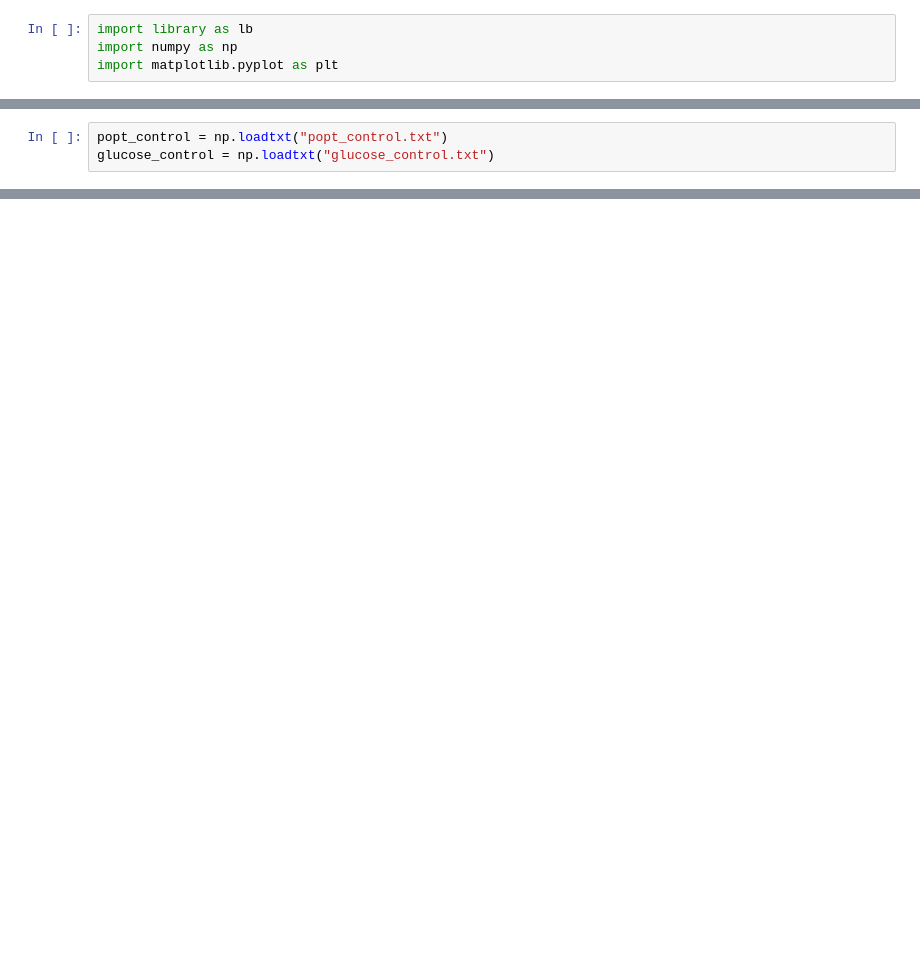
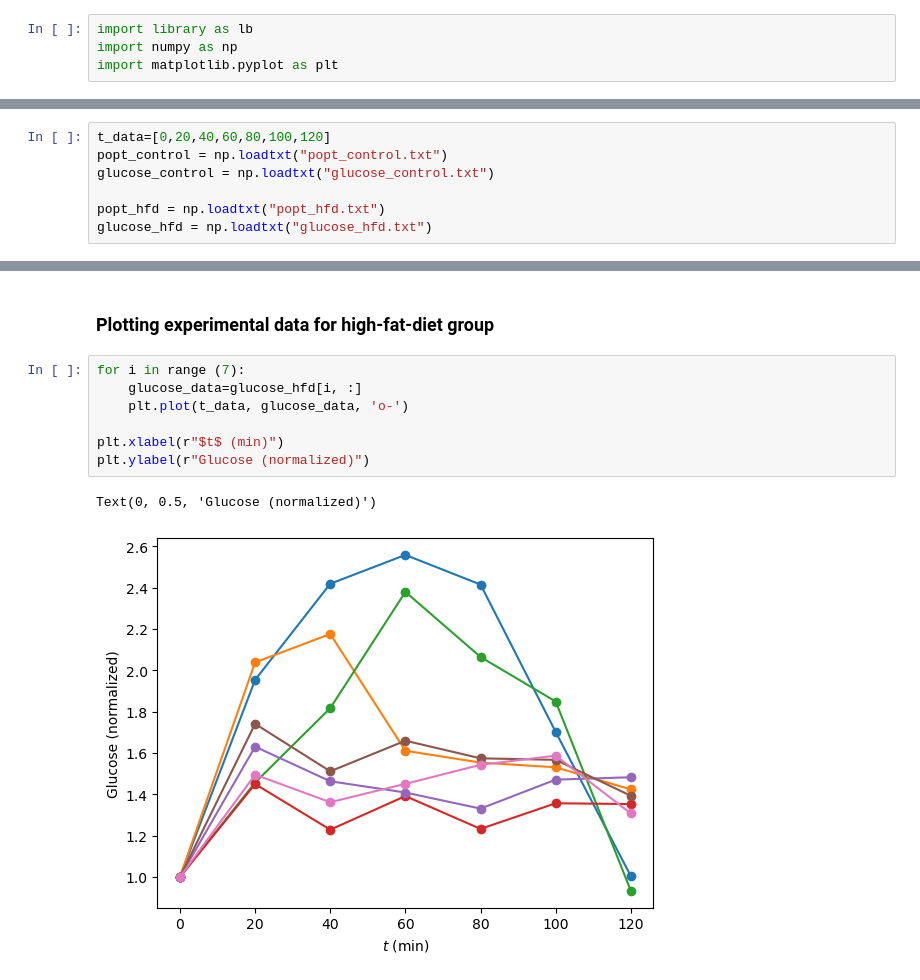
Before and after one commit to moises-santillan/TallerGto2025, a Jupyter notebook: Code/Excercises_02.ipynb, the cells around one changed output, grey strips where cells are left out. Cells and saved outputs as stored; diff of their text form; blank space fills up the shorter version.

```diff
--- a/Code/Excercises_02.ipynb
+++ b/Code/Excercises_02.ipynb
@@ -5,3 +16,7 @@ import matplotlib.pyplot as plt
 # %%
+t_data=[0,20,40,60,80,100,120]
 popt_control = np.loadtxt("popt_control.txt")
 glucose_control = np.loadtxt("glucose_control.txt")
+
+popt_hfd = np.loadtxt("popt_hfd.txt")
+glucose_hfd = np.loadtxt("glucose_hfd.txt")
@@ -33,0 +56,12 @@ array([[0.08069631, 0.01435657, 0.02563769, 5.98690099],
+# %% [markdown]
+### Plotting experimental data for high-fat-diet group
+# %%
+for i in range (7):
+    glucose_data=glucose_hfd[i, :]
+    plt.plot(t_data, glucose_data, 'o-')
+
+plt.xlabel(r"$t$ (min)")
+plt.ylabel(r"Glucose (normalized)")
+# %% [output]
+Text(0, 0.5, 'Glucose (normalized)')
+[figure, added]
```
Also changed, not shown: parts of 14 cells of this notebook, 1 other file.
